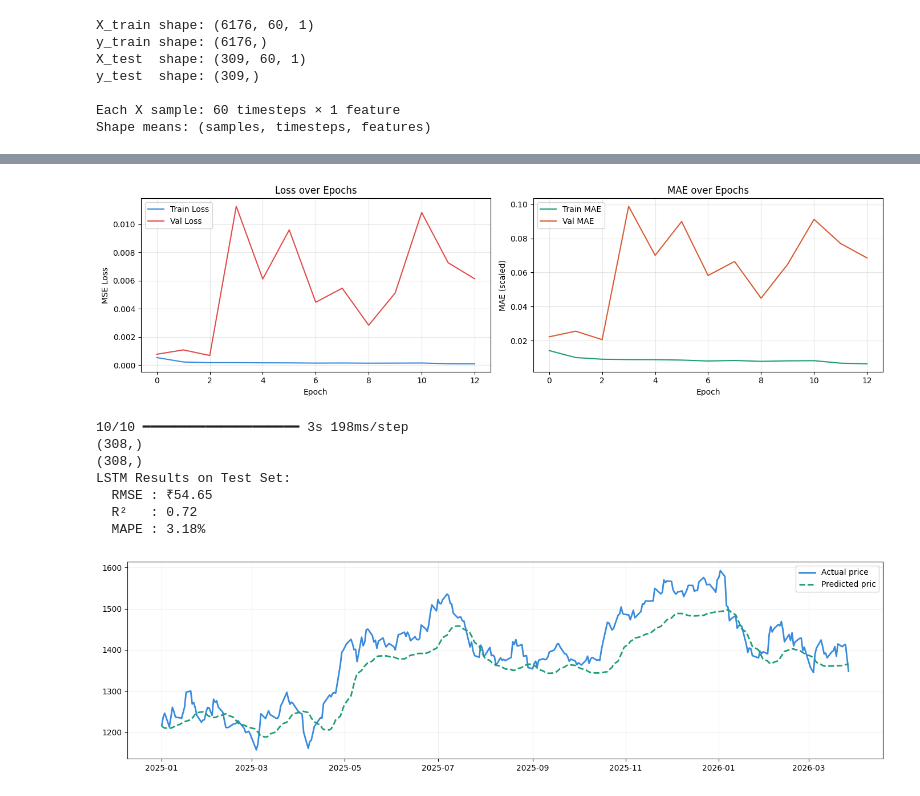
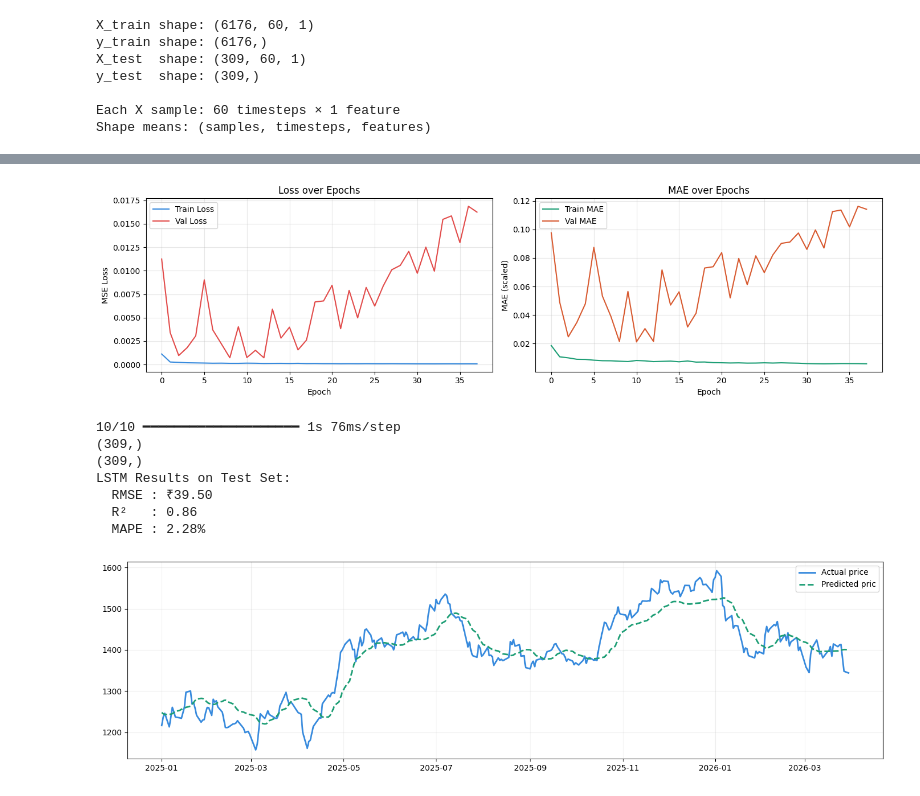
Before and after one commit to Kuldip-Lakhtariya/Reliance_stock_price_prediction, a Jupyter notebook: Reliance_price_prediction.ipynb, the cells around one changed output, grey strips where cells are left out. Cells and saved outputs as stored; diff of their text form; code cells hidden in the pictures.

```diff
--- a/Reliance_price_prediction.ipynb
+++ b/Reliance_price_prediction.ipynb
@@ -476,9 +495,9 @@ df.shape
 # %% [output]
 (6545, 2)
 # %%
-#------------------------------------------------Creating sequences
+#Creating sequences
 
-#-----------------make the function for it
+#make the function for it
 def create_sequence(data,window):
     x,y = [],[]
 
@@ -493,7 +512,8 @@ def create_sequence(data,window):
 
     return x,y
 
-##-----------------Data splitting and scaling
+#Data splitting and scaling
+
 window = 60
 split = "2024-12-31"
 
@@ -508,11 +528,17 @@ test_price = test_df["close"].values.reshape(-1,1)
 train_scaled = scaler.fit_transform(train_price)
 test_scaled = scaler.transform(test_price)
 
-##-----------------create sequence data
+#create sequence data
 
 x_train,y_train = create_sequence(train_scaled,window)
 combined = np.concatenate([train_scaled[-window:],test_scaled],axis=0)
 x_test,y_test = create_sequence(combined,window)
+
+val_size = int(len(x_train)*0.2)
+x_train_real = x_train[:-val_size]
+y_train_real = y_train[:-val_size]
+x_val = x_train[-val_size:]
+y_val = y_train[-val_size:]
 
 print(f"\nX_train shape: {x_train.shape}")
 print(f"y_train shape: {y_train.shape}")
@@ -529,14 +555,17 @@ y_test  shape: (309,)
 Each X sample: 60 timesteps × 1 feature
 Shape means: (samples, timesteps, features)
 # %%
+#Model building part
+
 window = 60
 tf.random.set_seed(42)
 
+
 model = keras.Sequential()
 
-model.add(layers.LSTM(units = 256 , return_sequences = True , input_shape = (window,1)))
-model.add(layers.Dropout(0.3))
-model.add(layers.LSTM(units = 128 , return_sequences = True ))
+model.add(layers.LSTM(units = 128 , return_sequences = True , input_shape = (window,1)))
+model.add(layers.Dropout(0.35))
+model.add(layers.LSTM(units = 64 , return_sequences = True ))
 model.add(layers.Dropout(0.3))
 model.add(layers.LSTM(units = 32 , return_sequences = False ))
 model.add(layers.Dropout(0.2))
@@ -578,7 +608,7 @@ Model: "sequential_12"
 
 early_stop = EarlyStopping(
     monitor = "val_loss",
-    patience = 10,
+    patience = 25,
     restore_best_weights = True,
     verbose = 1
 )
@@ -587,15 +617,15 @@ reduce_lr = ReduceLROnPlateau(
     monitor = "val_loss",
     patience = 10,
     factor = 0.5,
-    min_lr = 1e-7,
+    min_lr = 1e-6,
     verbose = 1
 )
 
 history = model.fit(
-    x_train,y_train,
+    x_train_real,y_train_real,
     epochs = 100,
-    batch_size = 16,
-    validation_split = 0.2,
+    batch_size = 32,
+    validation_data = (x_val,y_val),
     callbacks = [early_stop,reduce_lr],
     verbose = 1
 )
@@ -621,5 +651,7 @@ Restoring model weights from the end of the best epoch: 3.
 ✓ Training complete!
 # %%
+#Plot graphs
+
 fig, axes = plt.subplots(1, 2, figsize=(14, 4))
 
 # Plot 1 — Loss
@@ -638,27 +670,24 @@ axes[1].legend(); axes[1].grid(alpha=0.3)
 
 plt.tight_layout(); plt.show()
 # %% [output]
-[figure, old version]
+[figure, new version]
 # %%
 y_pred_scaled = model.predict(x_test)
-# Output: scaled predictions (values between 0 and 1)
-# Shape: (320, 1) — one prediction per test sequence
+
 
 # ── INVERSE TRANSFORM — convert back to real ₹ prices ─────────
-min_len = min(len(y_pred_real),len(y_test_real))
 
 y_pred_real = scaler.inverse_transform(y_pred_scaled)
 y_test_real = scaler.inverse_transform(y_test.reshape(-1, 1))
+min_len = min(len(y_pred_real),len(y_test_real))
+
 y_test_real = y_test_real[:min_len].flatten()
 y_pred_real = y_pred_real[:min_len].flatten()
-# inverse_transform undoes the scaling
-# Converts 0.87 → ₹1387 (approximately)
-# MUST do this before calculating RMSE — otherwise RMSE would be
-# in scaled units (0-1) not rupees
+
 print(y_pred_real.shape)
 print(y_test_real.shape)
 
-# ── METRICS ───────────────────────────────────────────────────
+# ── METRICS
 RMSE_LSTM = np.sqrt(mean_squared_error(y_test_real, y_pred_real))
 R2_LSTM   = r2_score(y_test_real, y_pred_real)
 MAPE_LSTM = np.mean(
@@ -670,24 +699,27 @@ print(f"  RMSE : ₹{RMSE_LSTM:.2f}")
 print(f"  R²   : {R2_LSTM:.2f}")
 print(f"  MAPE : {MAPE_LSTM:.2f}%")
 # %% [output]
-10/10 ━━━━━━━━━━━━━━━━━━━━ 3s 198ms/step
-(308,)
-(308,)
+10/10 ━━━━━━━━━━━━━━━━━━━━ 1s 76ms/step
+(309,)
+(309,)
 LSTM Results on Test Set:
-  RMSE : ₹54.65
-  R²   : 0.72
-  MAPE : 3.18%
+  RMSE : ₹39.50
+  R²   : 0.86
+  MAPE : 2.28%
 # %%
-test_df = test_df["date"].iloc[:-1].values
+#Plot LSTM price prediction vs avtual prediction
+
+
+test_df = test_df["date"].values
 fig, ax = plt.subplots(figsize=(14,4))
 ax.plot(test_df,y_test_real,label = "Actual price",color = "#378ADD" , linewidth = 2)
 ax.plot(test_df,y_pred_real,label = "Predicted pric", color = "#1D9E75" , linewidth = 2 ,linestyle = "--" )
 ax.legend()
 ax.grid(alpha = 0.2)
 plt.tight_layout()
 plt.show()
 # %% [output]
-[figure, old version]
+[figure, new version]
 # %%
 # Comparision all three model side by side
 
```
Also changed, not shown: parts of 31 cells of this notebook.
